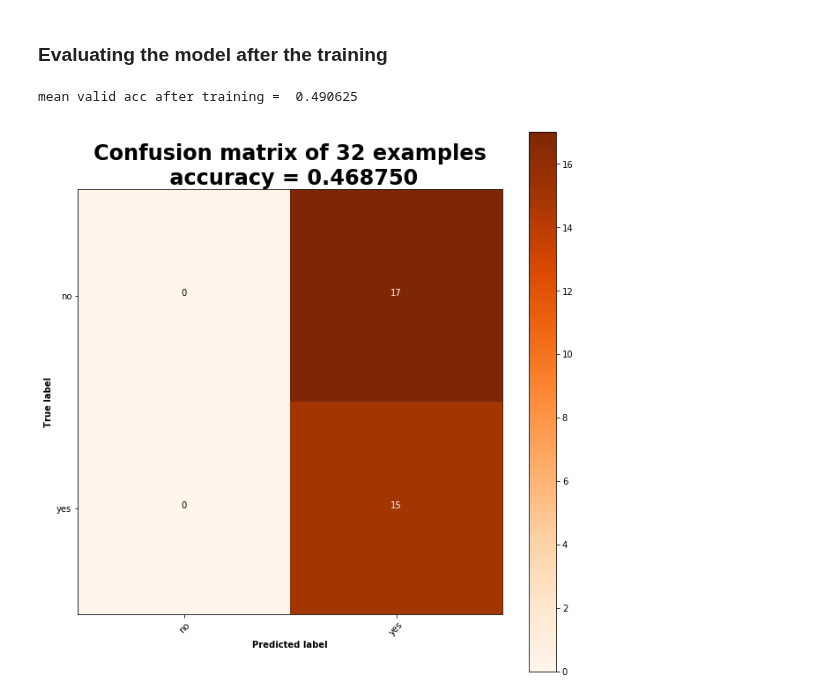
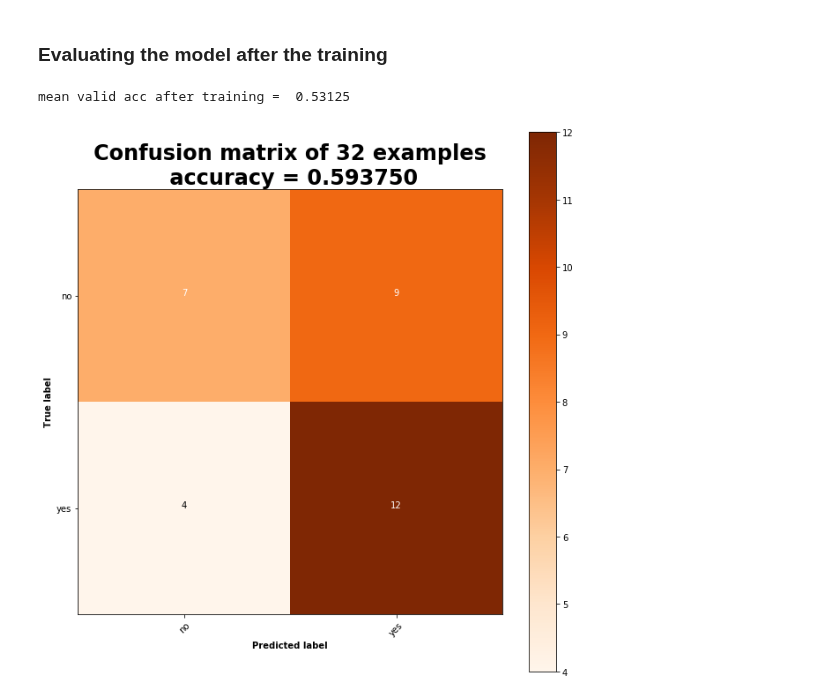
Before and after one commit to felipessalvatore/ContraQA, a Jupyter notebook: lab_add_arch_b2.ipynb, the cells around one changed output. Saved outputs shown, nothing was run; the diff lists cells and outputs as text; code cells hidden in the pictures.

```diff
--- a/lab_add_arch_b2.ipynb
+++ b/lab_add_arch_b2.ipynb
@@ -199,15 +199,22 @@ class AddRNN(nn.Module):
         return hidden
 
     def forward(self, s1, s2):
-        h = self.encode(s1)
-        self.ha = self.fcA(h)
-        self.hb = self.fcB(h)
-#         h_inf = self.ha + self.hb
-#         h_inf = self.ha * self.hb
-        h_inf = self.fc_inf(torch.cat([self.ha, self.hb], dim=1))
-        h_inf = h_inf.view((1, h_inf.shape[0], h_inf.shape[1]))
-        s2_enc = self.encode(s2, h_inf)
-        out = self.fc_out(s2_enc)
+        s1 = s1.view((s1.shape[1], s1.shape[0]))
+        s2 = s2.view((s2.shape[1], s2.shape[0]))
+        c = torch.cat([s1, s2], dim=1)
+        c = c.view((c.shape[1], c.shape[0]))
+        h = self.encode(c)
+        out = self.fc_out(h)
+
+#         h = self.encode(s1)
+#         self.ha = self.fcA(h)
+#         self.hb = self.fcB(h)
+# #         h_inf = self.ha + self.hb
+# #         h_inf = self.ha * self.hb
+#         h_inf = self.fc_inf(torch.cat([self.ha, self.hb], dim=1))
+#         h_inf = h_inf.view((1, h_inf.shape[0], h_inf.shape[1]))
+#         s2_enc = self.encode(s2, h_inf)
+#         out = self.fc_out(s2_enc)
         return out
 
     def predict(self, s1, s2):
@@ -485,11 +489,11 @@ best params of the baseline RNN model
 `best_params =  {'embedding_dim': 252, 'momentum': 0.6550789455040129, 'rnn_dim': 296, 'learning_rate': 0.17039789863069243, 'epochs': 9}`
 # %%
 config = RNNConfig(vocab_size=len(TEXT.vocab),
-                   rnn_dim=233,
+                   rnn_dim=296,
                    embedding_dim=252,
-                   learning_rate=0.01668,
-                   momentum=0.27,
-                   epochs=20)
+                   learning_rate=0.470,
+                   momentum=0.655,
+                   epochs=8)
 
 model = AddRNN(config)
 
@@ -521,25 +525,25 @@ train_acc = 0.51529605272121
 # %%
 model = AddRNN(config)
 model.load_state_dict(torch.load("temp.pkl"))
 
 all_acc = 0
 n_iter = 10
 for i in range(n_iter):
-    s1, s2, and_A, and_B, labels = next(iter(b_data.valid_loader))
+    s1, s2, and_A, and_B, labels = next(iter(b_data.train_loader))
     s1 = s1.view((s1.shape[1], s1.shape[0]))
     s2 = s2.view((s2.shape[1], s2.shape[0]))
     and_A = and_A.view((and_A.shape[1], and_A.shape[0]))
     and_B = and_B.view((and_B.shape[1], and_B.shape[0]))
 
     acc, prediction, labels = model.evaluate_labels(s1, s2, labels)
     all_acc += acc
 
 print("mean valid acc after training =  {}".format(all_acc / n_iter))
 plot_confusion_matrix(labels,
                       prediction,
                       classes=["no", "yes"],
                       path="confusion_matrix.png")
 # %% [output]
-mean valid acc after training =  0.490625
+mean valid acc after training =  0.53125
-[figure, old version]
+[figure, new version]
 # %%
```
Also changed, not shown: parts of 17 cells of this notebook.
